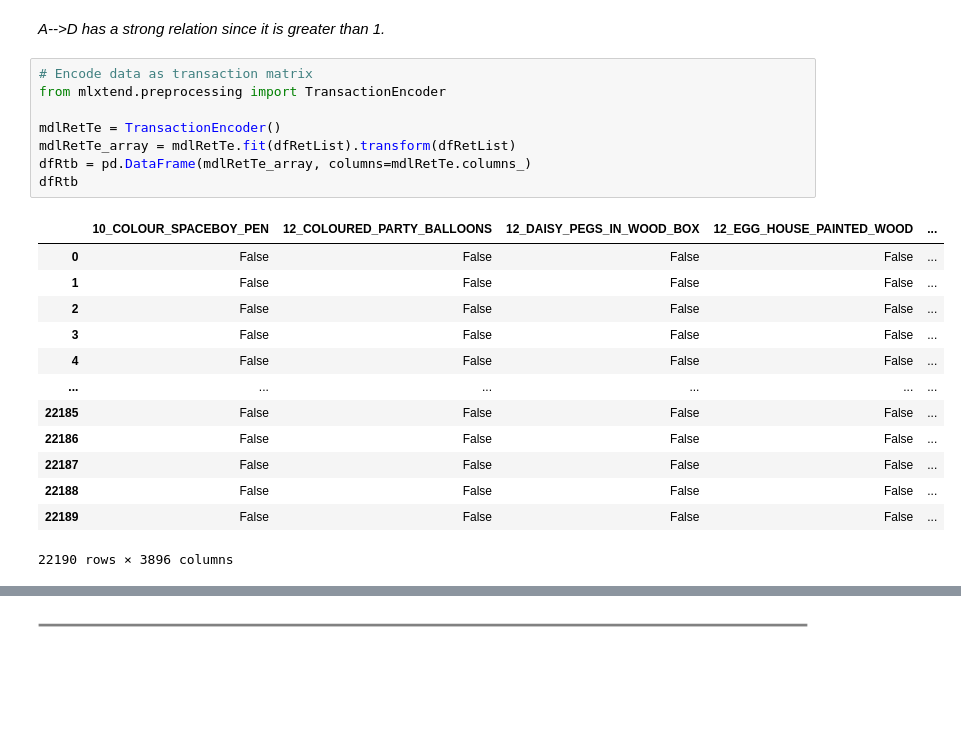
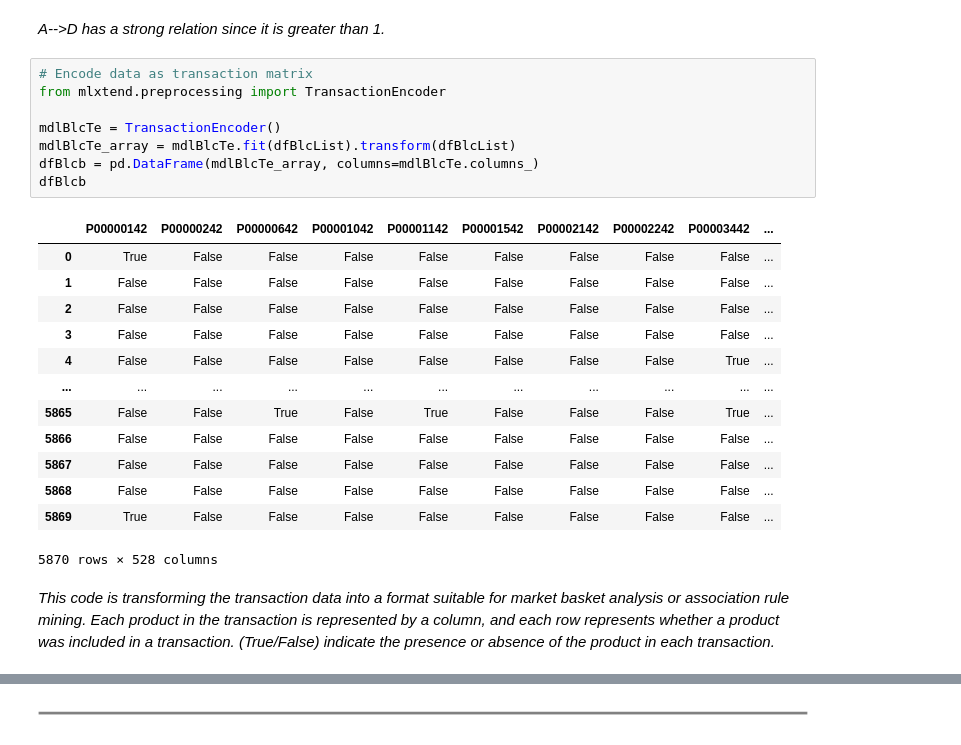
Before and after one commit to gulce0/IE-423, a Jupyter notebook: Task7_Gulce.ipynb, the cells around one changed output, grey strips where cells are left out. Cells and saved outputs as stored; diff of their text form; blank space fills up the shorter version.

```diff
--- a/Task7_Gulce.ipynb
+++ b/Task7_Gulce.ipynb
@@ -103,22 +99,24 @@ Suppose we are interested in the relationship A -> B.  Then:
 # %%
 # Encode data as transaction matrix
 from mlxtend.preprocessing import TransactionEncoder
 
-mdlRetTe = TransactionEncoder()
-mdlRetTe_array = mdlRetTe.fit(dfRetList).transform(dfRetList)
-dfRtb = pd.DataFrame(mdlRetTe_array, columns=mdlRetTe.columns_)
-dfRtb
+mdlBlcTe = TransactionEncoder()
+mdlBlcTe_array = mdlBlcTe.fit(dfBlcList).transform(dfBlcList)
+dfBlcb = pd.DataFrame(mdlBlcTe_array, columns=mdlBlcTe.columns_)
+dfBlcb
 # %% [output]
-|  | 10_COLOUR_SPACEBOY_PEN | 12_COLOURED_PARTY_BALLOONS | 12_DAISY_PEGS_IN_WOOD_BOX | 12_EGG_HOUSE_PAINTED_WOOD | ... |
-| 0 | False | False | False | False | ... |
-| 1 | False | False | False | False | ... |
-| 2 | False | False | False | False | ... |
-| 3 | False | False | False | False | ... |
-| 4 | False | False | False | False | ... |
-| ... | ... | ... | ... | ... | ... |
-| 22185 | False | False | False | False | ... |
-| 22186 | False | False | False | False | ... |
-| 22187 | False | False | False | False | ... |
-| 22188 | False | False | False | False | ... |
-| 22189 | False | False | False | False | ... |
+|  | P00000142 | P00000242 | P00000642 | P00001042 | P00001142 | P00001542 | P00002142 | P00002242 | P00003442 | ... |
+| 0 | True | False | False | False | False | False | False | False | False | ... |
+| 1 | False | False | False | False | False | False | False | False | False | ... |
+| 2 | False | False | False | False | False | False | False | False | False | ... |
+| 3 | False | False | False | False | False | False | False | False | False | ... |
+| 4 | False | False | False | False | False | False | False | False | True | ... |
+| ... | ... | ... | ... | ... | ... | ... | ... | ... | ... | ... |
+| 5865 | False | False | True | False | True | False | False | False | True | ... |
+| 5866 | False | False | False | False | False | False | False | False | False | ... |
+| 5867 | False | False | False | False | False | False | False | False | False | ... |
+| 5868 | False | False | False | False | False | False | False | False | False | ... |
+| 5869 | True | False | False | False | False | False | False | False | False | ... |
-22190 rows × 3896 columns
+5870 rows × 528 columns
+# %% [markdown]
+*This code is transforming the transaction data into a format suitable for market basket analysis or association rule mining. Each product in the transaction is represented by a column, and each row represents whether a product was included in a transaction. (True/False) indicate the presence or absence of the product in each transaction.*
```
Also changed, not shown: parts of 25 cells of this notebook.
